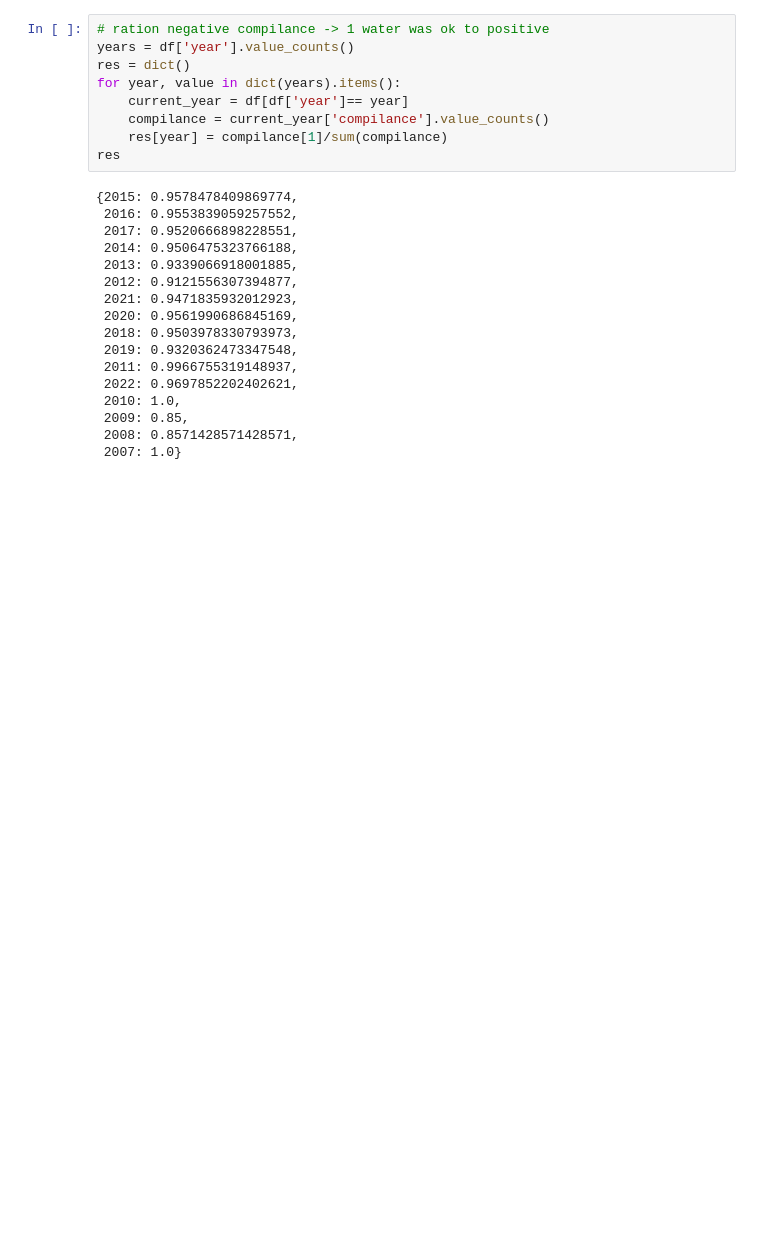
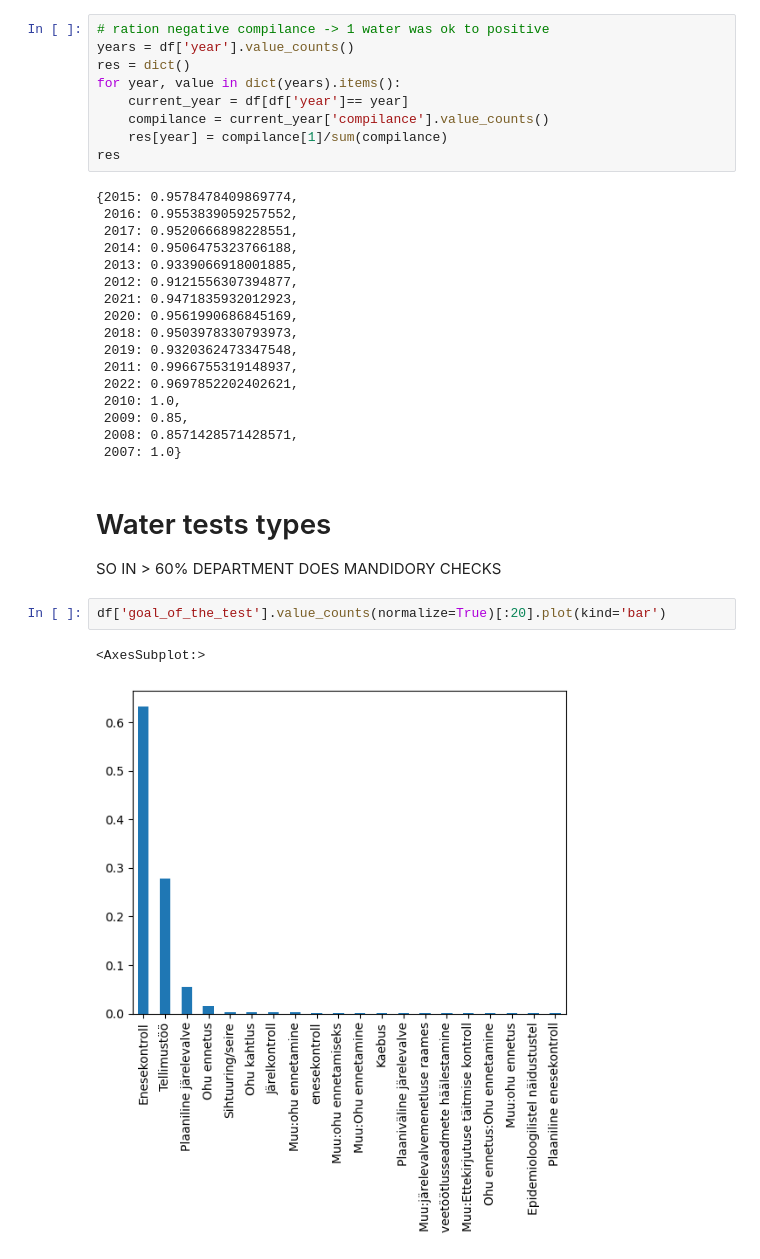
Before and after one commit to lunfman/DrinkingWaterQualityPrediction, a Jupyter notebook: open_data_analysis.ipynb, the cells around one changed output. Drawn from its saved outputs; the diff is of its cells as text; blank space fills up the shorter version.

```diff
--- a/open_data_analysis.ipynb
+++ b/open_data_analysis.ipynb
@@ -278,3 +349,11 @@ res
  2009: 0.85,
  2008: 0.8571428571428571,
  2007: 1.0}
+# %% [markdown]
+# Water tests types
+SO IN > 60% DEPARTMENT DOES MANDIDORY CHECKS
+# %%
+df['goal_of_the_test'].value_counts(normalize=True)[:20].plot(kind='bar')
+# %% [output]
+<AxesSubplot:>
+[figure, added]
```
Also changed, not shown: parts of 8 cells of this notebook, 4 other files.
